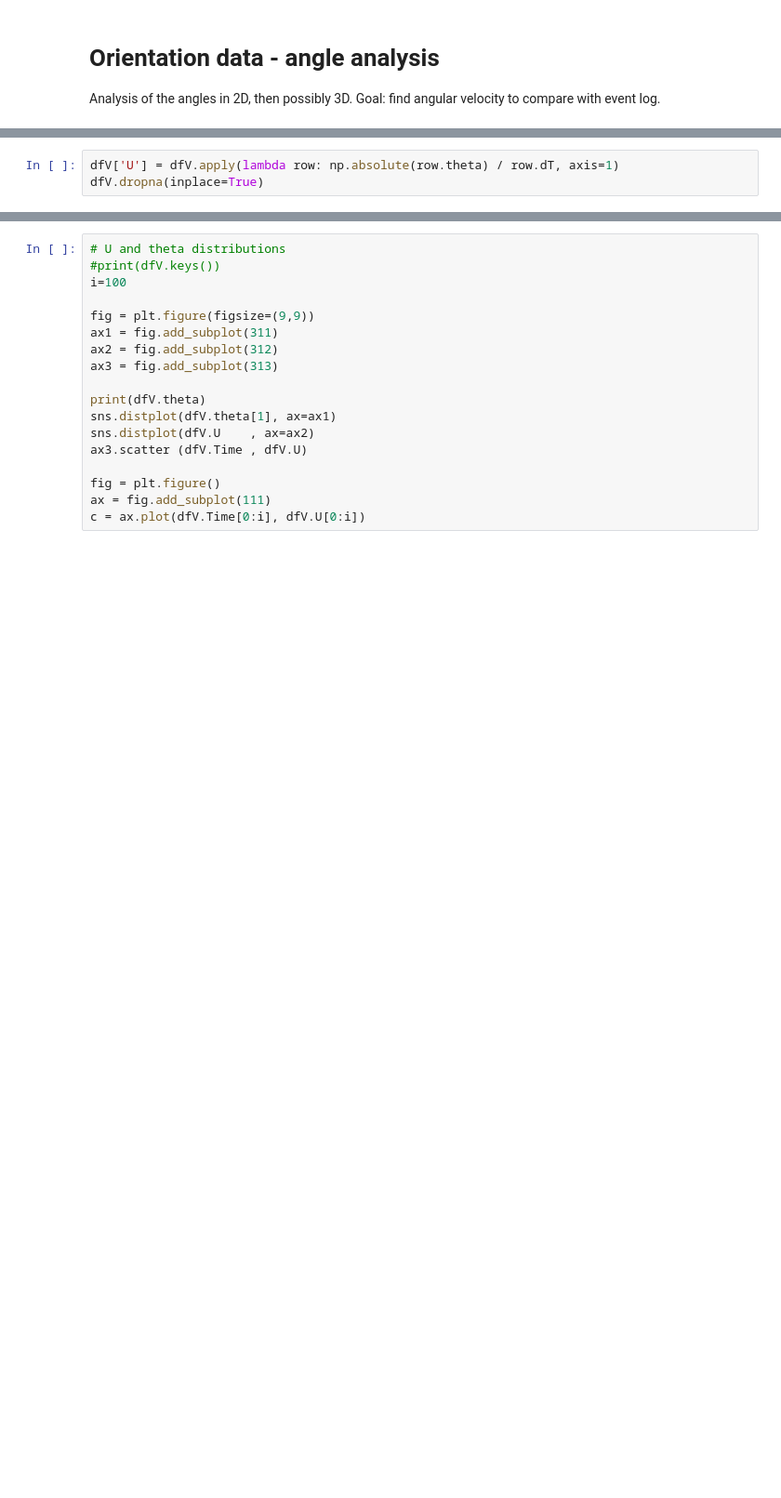
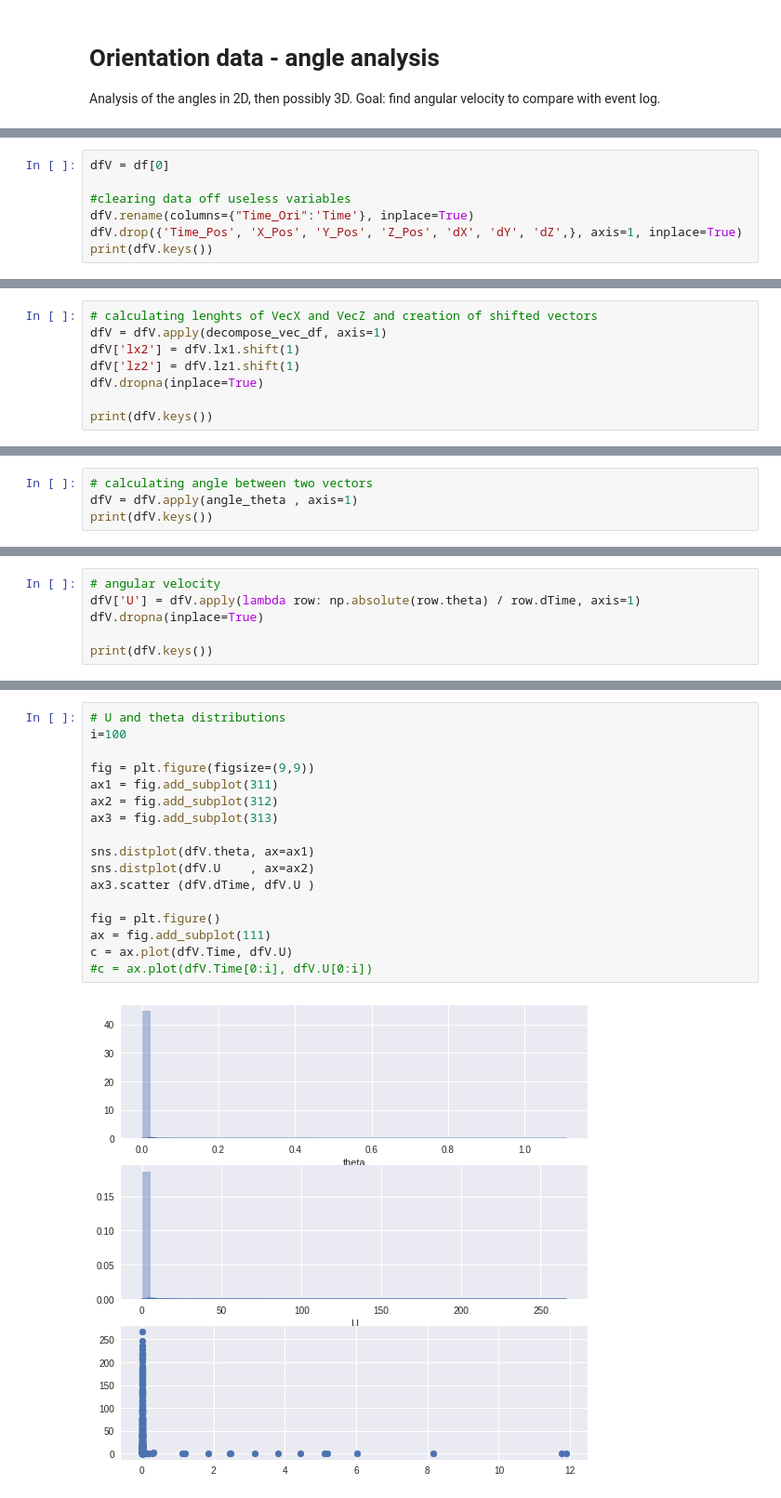
Before and after one commit to alTeska/VR_Acuity, a Jupyter notebook: notebooks/Orientation_Angle.ipynb, the cells around one changed output, grey strips where cells are left out. Shown at 93% size. Cells and saved outputs as stored; diff of their text form; blank space fills up the shorter version.

Commit message:
angular velocity first version - done, event log start

```diff
--- a/notebooks/Orientation_Angle.ipynb
+++ b/notebooks/Orientation_Angle.ipynb
@@ -81,0 +58,7 @@ ValueError: Shape of passed values is (150798, 3), indices imply (150798, 8)
+# %%
+dfV = df[0]
+
+#clearing data off useless variables
+dfV.rename(columns={"Time_Ori":'Time'}, inplace=True)
+dfV.drop({'Time_Pos', 'X_Pos', 'Y_Pos', 'Z_Pos', 'dX', 'dY', 'dZ',}, axis=1, inplace=True)
+print(dfV.keys())
@@ -81,0 +67,8 @@ ValueError: Shape of passed values is (150798, 3), indices imply (150798, 8)
+# %%
+# calculating lenghts of VecX and VecZ and creation of shifted vectors
+dfV = dfV.apply(decompose_vec_df, axis=1)
+dfV['lx2'] = dfV.lx1.shift(1)
+dfV['lz2'] = dfV.lz1.shift(1)
+dfV.dropna(inplace=True)
+
+print(dfV.keys())
@@ -81,0 +79,4 @@ ValueError: Shape of passed values is (150798, 3), indices imply (150798, 8)
+# %%
+# calculating angle between two vectors
+dfV = dfV.apply(angle_theta , axis=1)
+print(dfV.keys())
@@ -82,3 +87,6 @@ ValueError: Shape of passed values is (150798, 3), indices imply (150798, 8)
 # %%
-dfV['U'] = dfV.apply(lambda row: np.absolute(row.theta) / row.dT, axis=1)
+# angular velocity
+dfV['U'] = dfV.apply(lambda row: np.absolute(row.theta) / row.dTime, axis=1)
 dfV.dropna(inplace=True)
+
+print(dfV.keys())
@@ -85,18 +97,19 @@ dfV.dropna(inplace=True)
 # %%
 # U and theta distributions
-#print(dfV.keys())
 i=100
 
 fig = plt.figure(figsize=(9,9))
 ax1 = fig.add_subplot(311)
 ax2 = fig.add_subplot(312)
 ax3 = fig.add_subplot(313)
 
-print(dfV.theta)
-sns.distplot(dfV.theta[1], ax=ax1)
+sns.distplot(dfV.theta, ax=ax1)
 sns.distplot(dfV.U    , ax=ax2)
-ax3.scatter (dfV.Time , dfV.U)
+ax3.scatter (dfV.dTime, dfV.U )
 
 fig = plt.figure()
 ax = fig.add_subplot(111)
-c = ax.plot(dfV.Time[0:i], dfV.U[0:i])
+c = ax.plot(dfV.Time, dfV.U)
+#c = ax.plot(dfV.Time[0:i], dfV.U[0:i])
+# %% [output]
+[figure, added]
```
Also changed, not shown: parts of 17 cells of this notebook, 1 other file.
